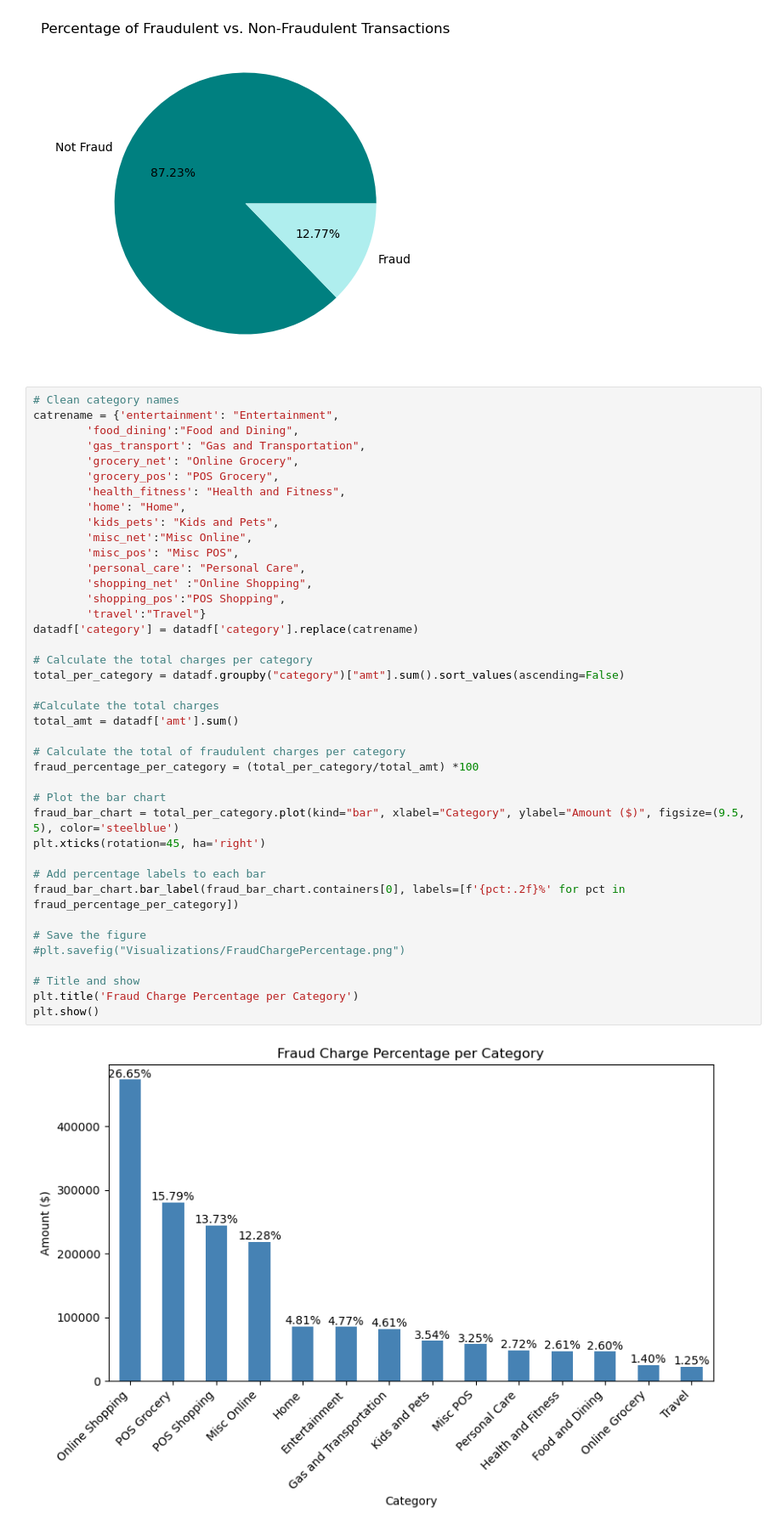
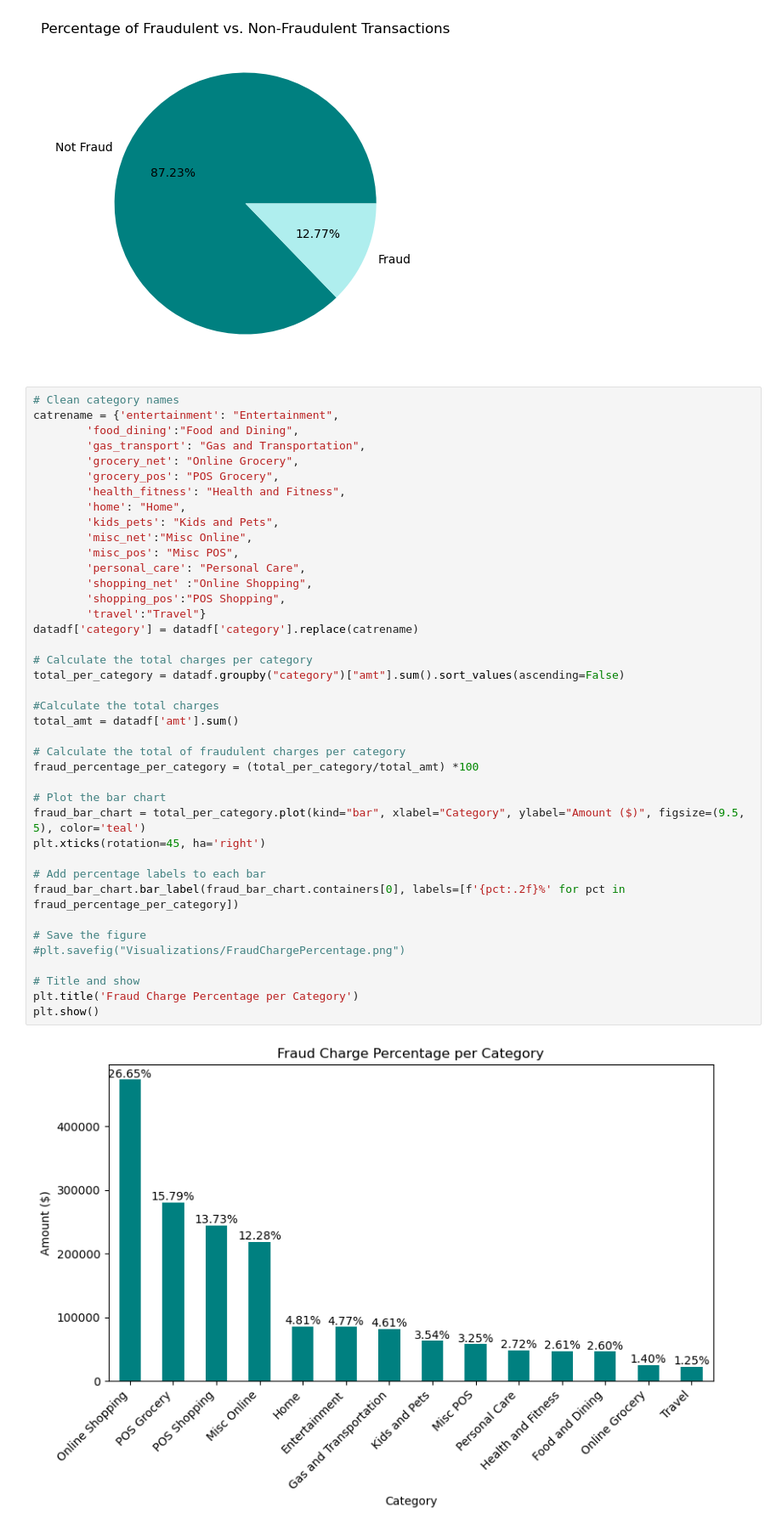
Before and after one commit to LackOfWitness/west-us-credit-card-fraud, a Jupyter notebook: Credit_Card_Fraud_Analysis-Team3-/credit_card_fraud_analysis.ipynb, the cells around one changed output. Shown at 85% size. Drawn from its saved outputs; the diff is of its cells as text.

Commit message:
kim's code updated color

```diff
--- a/Credit_Card_Fraud_Analysis-Team3-/credit_card_fraud_analysis.ipynb
+++ b/Credit_Card_Fraud_Analysis-Team3-/credit_card_fraud_analysis.ipynb
@@ -156,35 +172,35 @@ catrename = {'entertainment': "Entertainment",
         'misc_net':"Misc Online",
         'misc_pos': "Misc POS",
         'personal_care': "Personal Care",
         'shopping_net' :"Online Shopping",
         'shopping_pos':"POS Shopping",
         'travel':"Travel"}
 datadf['category'] = datadf['category'].replace(catrename)
 
 # Calculate the total charges per category
 total_per_category = datadf.groupby("category")["amt"].sum().sort_values(ascending=False)
 
 #Calculate the total charges
 total_amt = datadf['amt'].sum()
 
 # Calculate the total of fraudulent charges per category
 fraud_percentage_per_category = (total_per_category/total_amt) *100
 
 # Plot the bar chart
-fraud_bar_chart = total_per_category.plot(kind="bar", xlabel="Category", ylabel="Amount ($)", figsize=(9.5, 5), color='steelblue')
+fraud_bar_chart = total_per_category.plot(kind="bar", xlabel="Category", ylabel="Amount ($)", figsize=(9.5, 5), color='teal')
 plt.xticks(rotation=45, ha='right')
 
 # Add percentage labels to each bar
 fraud_bar_chart.bar_label(fraud_bar_chart.containers[0], labels=[f'{pct:.2f}%' for pct in fraud_percentage_per_category])
 
 # Save the figure
 #plt.savefig("Visualizations/FraudChargePercentage.png")
 
 # Title and show
 plt.title('Fraud Charge Percentage per Category')
 plt.show()
 # %% [output]
-[figure, old version]
+[figure, new version]
 # %% [markdown]
 ### Task 4: Analyze Merchants and Categories with Higher Fraud Incidence (Joseph & Micah)
 
```
Also changed, not shown: parts of 2 cells of this notebook.
